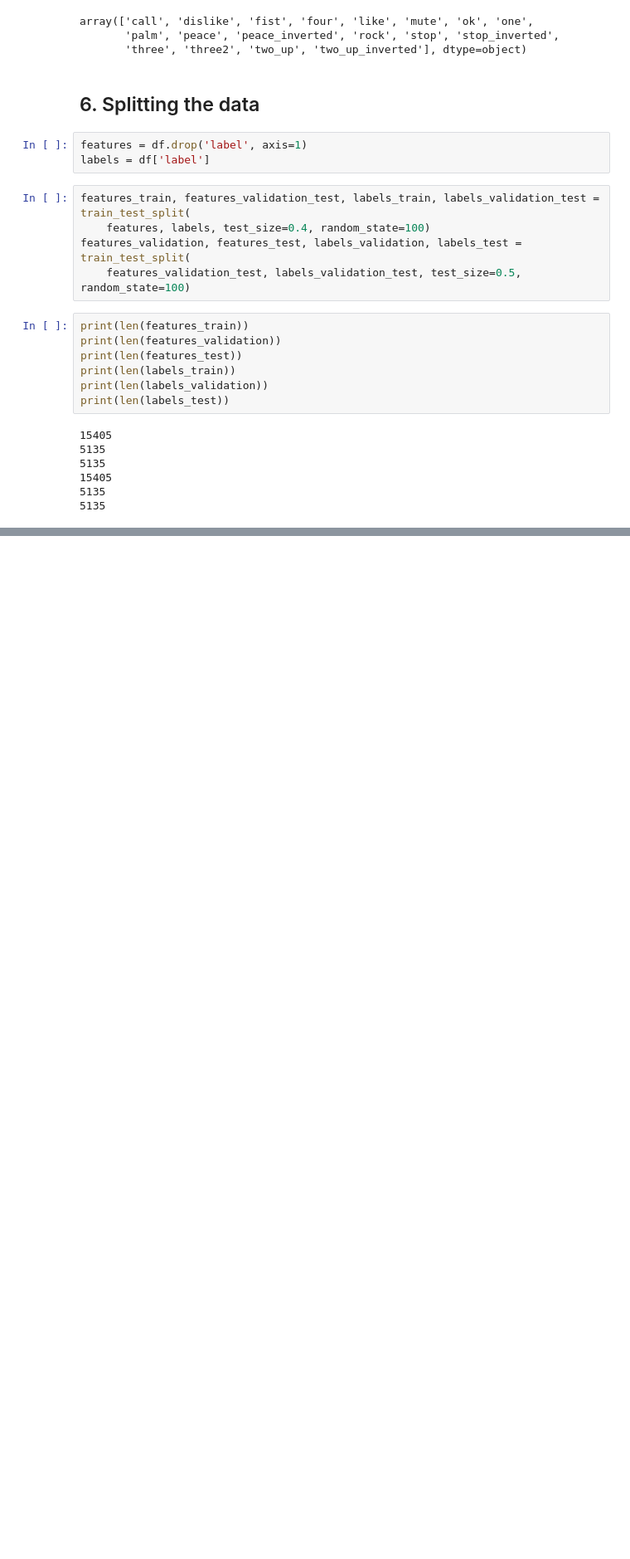
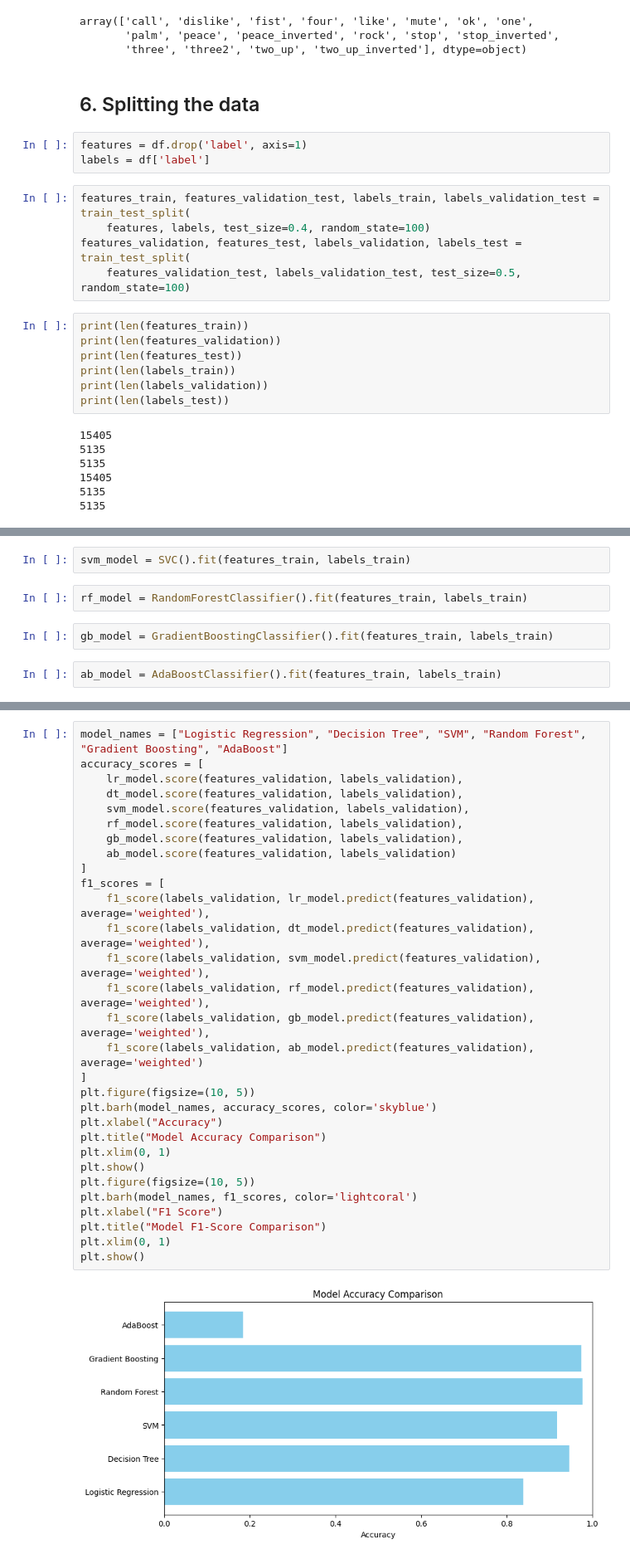
Before and after one commit to alaa-alt/ML1_FinalProject, a Jupyter notebook: ML1_Final_Project_Alaa_Abdelmonsef_Elkaffas.ipynb, the cells around one changed output, grey strips where cells are left out. Shown at 83% size. Drawn from its saved outputs; the diff is of its cells as text; blank space fills up the shorter version.

```diff
--- a/ML1_Final_Project_Alaa_Abdelmonsef_Elkaffas.ipynb
+++ b/ML1_Final_Project_Alaa_Abdelmonsef_Elkaffas.ipynb
@@ -239,0 +255,8 @@ print(len(labels_test))
+# %%
+svm_model = SVC().fit(features_train, labels_train)
+# %%
+rf_model = RandomForestClassifier().fit(features_train, labels_train)
+# %%
+gb_model = GradientBoostingClassifier().fit(features_train, labels_train)
+# %%
+ab_model = AdaBoostClassifier().fit(features_train, labels_train)
@@ -239,0 +387,32 @@ print(len(labels_test))
+# %%
+model_names = ["Logistic Regression", "Decision Tree", "SVM", "Random Forest", "Gradient Boosting", "AdaBoost"]
+accuracy_scores = [
+    lr_model.score(features_validation, labels_validation),
+    dt_model.score(features_validation, labels_validation),
+    svm_model.score(features_validation, labels_validation),
+    rf_model.score(features_validation, labels_validation),
+    gb_model.score(features_validation, labels_validation),
+    ab_model.score(features_validation, labels_validation)
+]
+f1_scores = [
+    f1_score(labels_validation, lr_model.predict(features_validation), average='weighted'),
+    f1_score(labels_validation, dt_model.predict(features_validation), average='weighted'),
+    f1_score(labels_validation, svm_model.predict(features_validation), average='weighted'),
+    f1_score(labels_validation, rf_model.predict(features_validation), average='weighted'),
+    f1_score(labels_validation, gb_model.predict(features_validation), average='weighted'),
+    f1_score(labels_validation, ab_model.predict(features_validation), average='weighted')
+]
+plt.figure(figsize=(10, 5))
+plt.barh(model_names, accuracy_scores, color='skyblue')
+plt.xlabel("Accuracy")
+plt.title("Model Accuracy Comparison")
+plt.xlim(0, 1)
+plt.show()
+plt.figure(figsize=(10, 5))
+plt.barh(model_names, f1_scores, color='lightcoral')
+plt.xlabel("F1 Score")
+plt.title("Model F1-Score Comparison")
+plt.xlim(0, 1)
+plt.show()
+# %% [output]
+[figure, added]
```
Also changed, not shown: parts of 34 cells of this notebook.
